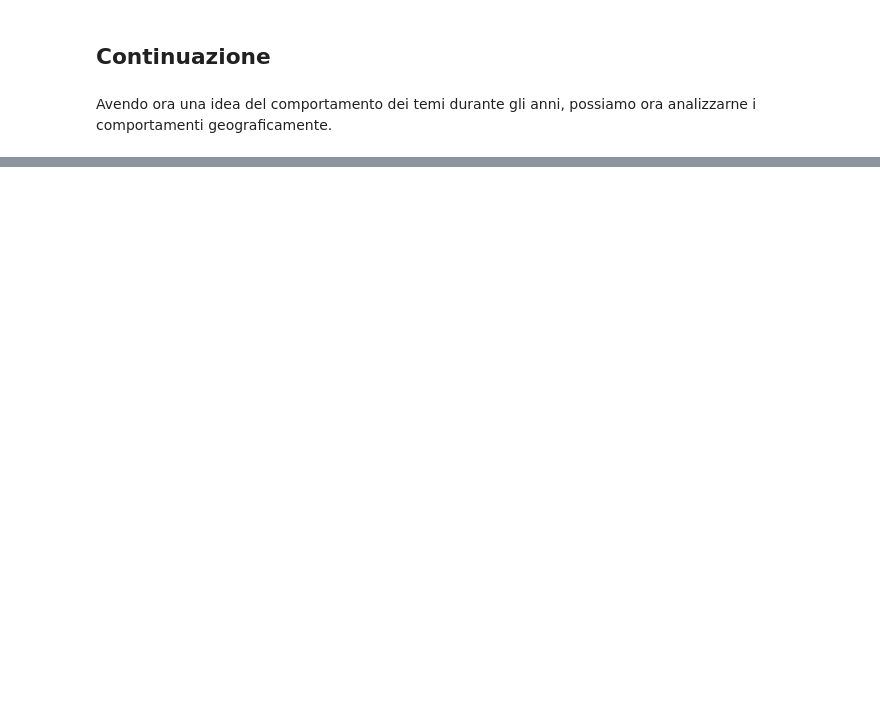
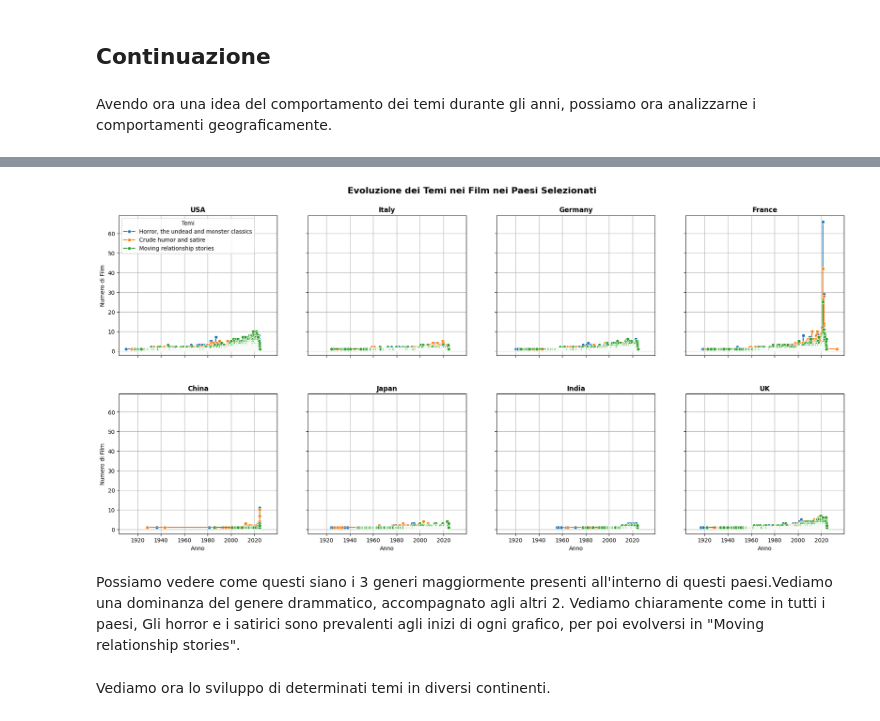
Before and after one commit to GabrieBu/freshcarrots, a Jupyter notebook: ium_Notebook/Cleaning.ipynb, the cells around one changed output, grey strips where cells are left out. Drawn from its saved outputs; the diff is of its cells as text; code cells hidden in the pictures; blank space fills up the shorter version.

```diff
--- a/ium_Notebook/Cleaning.ipynb
+++ b/ium_Notebook/Cleaning.ipynb
@@ -1458,0 +1460,45 @@ Possiamo cosi nottare che ci sono temi più prevalenti nei paesi, ma molti di qu
+# %%
+filtered_trends = df_releases.merge(df_themes, on="id_film", how="inner")[["date", "country", "theme"]]
+filtered_trends = filtered_trends[filtered_trends["country"].isin(paesi_interessati)]
+
+filtered_trends_grouped = filtered_trends.groupby(["date", "country", "theme"]).size().reset_index(name="count")
+
+top_themes = filtered_trends_grouped.groupby("theme")["count"].sum().nlargest(3).index
+filtered_trends_grouped = filtered_trends_grouped[filtered_trends_grouped["theme"].isin(top_themes)]
+# %%
+fig, axes = plt.subplots(nrows=2, ncols=4, figsize=(20, 10), sharex=True, sharey=True)
+axes = axes.flatten()
+for i, country in enumerate(paesi_interessati):
+    ax = axes[i]
+    country_data = filtered_trends_grouped[filtered_trends_grouped["country"] == country]
+
+    sns.lineplot(
+        data=country_data,
+        x="date",
+        y="count",
+        hue="theme",
+        marker="o",
+        ax=ax
+    )
+    ax.set_title(f"{country}", fontsize=12, fontweight="bold")
+    ax.set_xlabel("Anno")
+    ax.set_ylabel("Numero di Film")
+    ax.grid(True)
+
+    if i == 0:
+        ax.legend(title="Temi", loc="upper left")
+    else:
+        ax.legend().remove()
+
+plt.tight_layout(pad=5.0)
+plt.suptitle("Evoluzione dei Temi nei Film nei Paesi Selezionati", fontsize=16, fontweight="bold")
+
+plt.subplots_adjust()
+plt.show()
+# %% [output]
+[figure, added]
+# %% [markdown]
+Possiamo vedere come questi siano i 3 generi maggiormente presenti all'interno di questi paesi.Vediamo una dominanza del genere drammatico, accompagnato agli altri 2.
+Vediamo chiaramente come in tutti i paesi, Gli horror e i satirici sono prevalenti agli inizi di ogni grafico, per poi evolversi in "Moving relationship stories".
+# %% [markdown]
+Vediamo ora lo sviluppo di determinati temi in diversi continenti.
```
Also changed, not shown: parts of 23 cells of this notebook.
